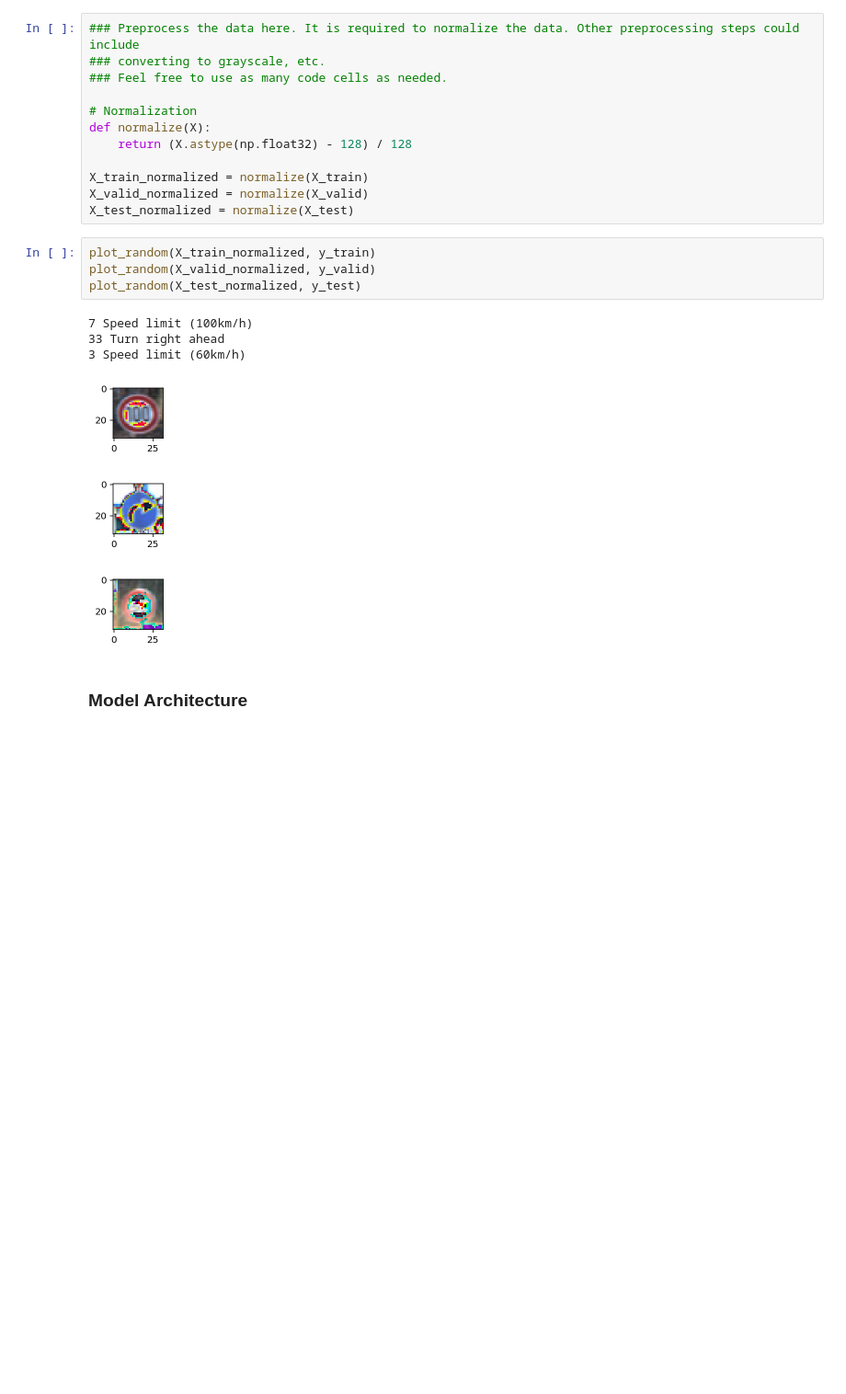
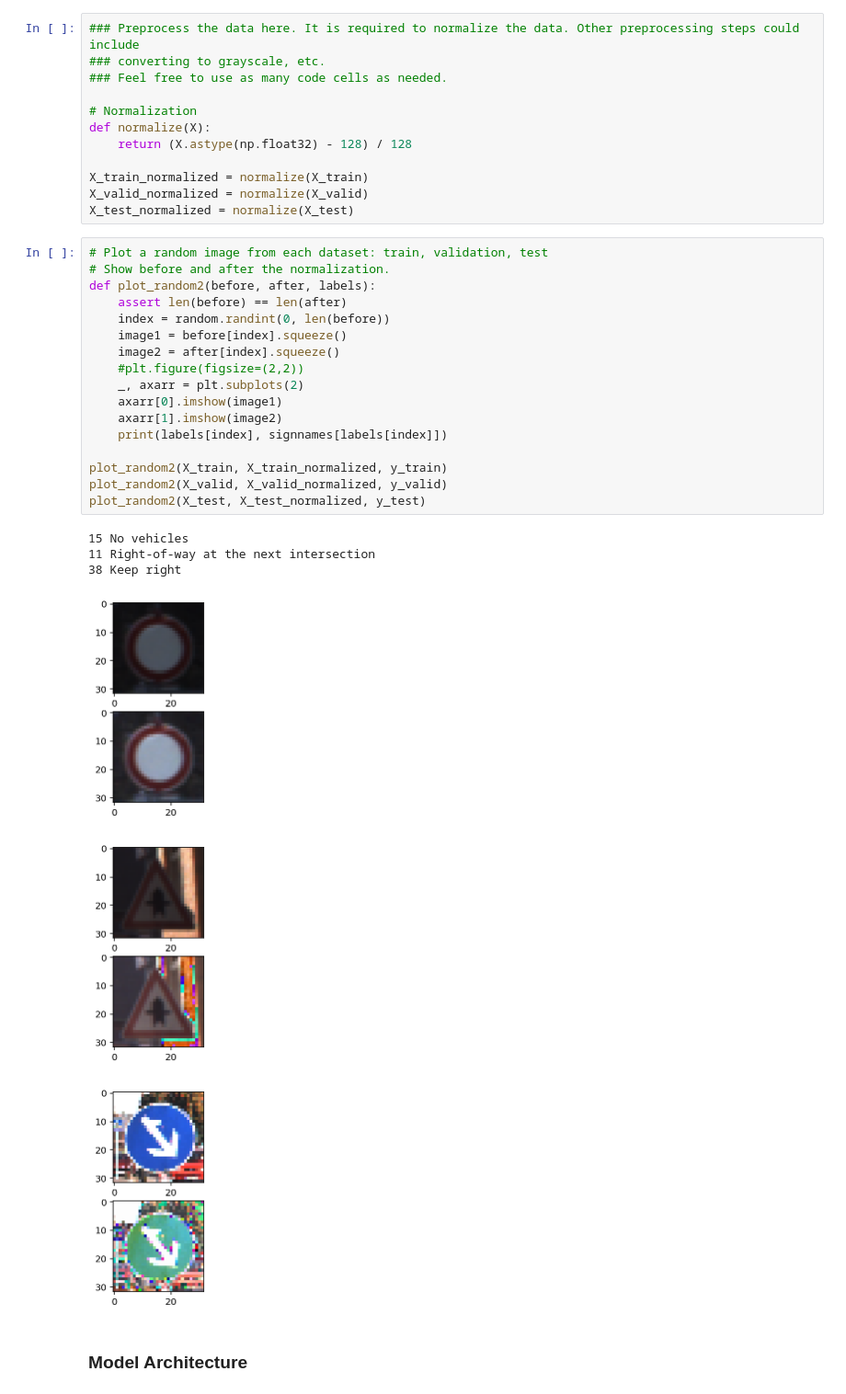
Before and after one commit to yangchunluo/CarND-Traffic-Sign-Classifier-Project, a Jupyter notebook: Traffic_Sign_Classifier.ipynb, the cells around one changed output. Shown: that part at 92% size. Drawn from its saved outputs; the diff is of its cells as text; blank space fills up the shorter version.

```diff
--- a/Traffic_Sign_Classifier.ipynb
+++ b/Traffic_Sign_Classifier.ipynb
@@ -168,17 +188,30 @@ def normalize(X):
 X_train_normalized = normalize(X_train)
 X_valid_normalized = normalize(X_valid)
 X_test_normalized = normalize(X_test)
-# %%
-plot_random(X_train_normalized, y_train)
-plot_random(X_valid_normalized, y_valid)
-plot_random(X_test_normalized, y_test)
-# %% [output]
-7 Speed limit (100km/h)
-33 Turn right ahead
-3 Speed limit (60km/h)
-[figure, removed]
-[figure, removed]
-[figure, removed]
+# %%
+# Plot a random image from each dataset: train, validation, test
+# Show before and after the normalization.
+def plot_random2(before, after, labels):
+    assert len(before) == len(after)
+    index = random.randint(0, len(before))
+    image1 = before[index].squeeze()
+    image2 = after[index].squeeze()
+    #plt.figure(figsize=(2,2))
+    _, axarr = plt.subplots(2)
+    axarr[0].imshow(image1)
+    axarr[1].imshow(image2)
+    print(labels[index], signnames[labels[index]])
+
+plot_random2(X_train, X_train_normalized, y_train)
+plot_random2(X_valid, X_valid_normalized, y_valid)
+plot_random2(X_test, X_test_normalized, y_test)
+# %% [output]
+15 No vehicles
+11 Right-of-way at the next intersection
+38 Keep right
+[figure, added]
+[figure, added]
+[figure, added]
 # %% [markdown]
 ### Model Architecture
 # %%
```
Also changed, not shown: parts of 5 cells of this notebook, 8 other files.
